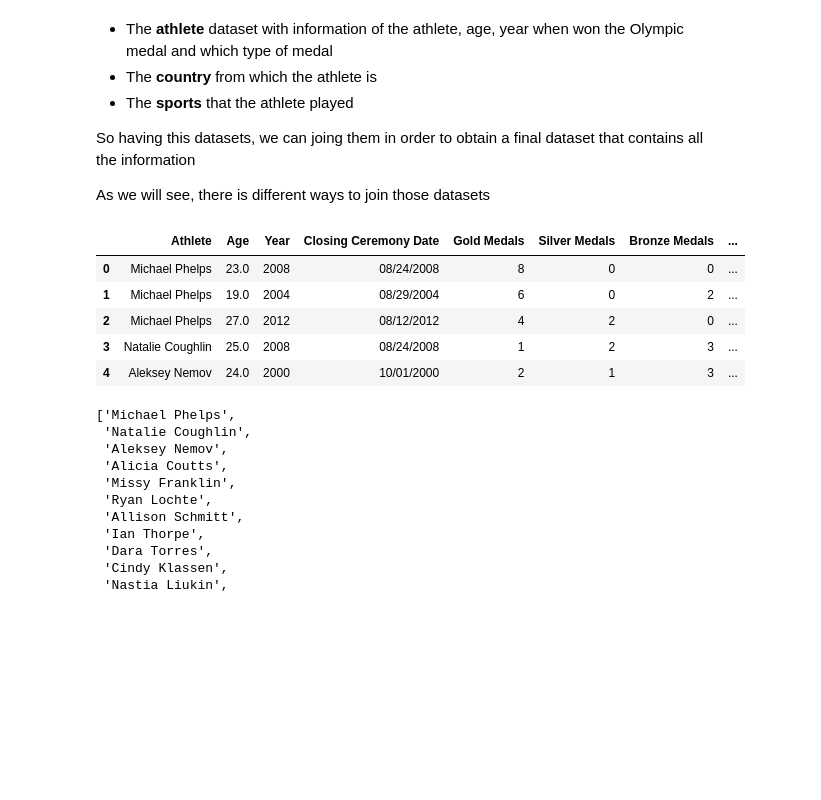
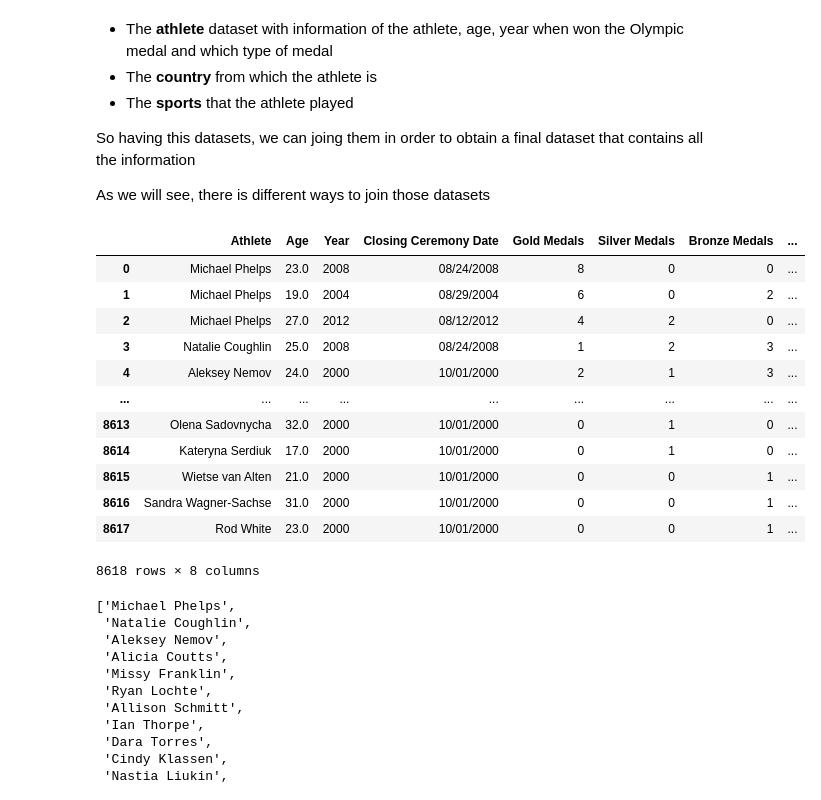
Before and after one commit to nil-andreu/machinelearningcourse, a Jupyter notebook: T1.9. - Data Cleaning; Joining Datasets.ipynb, the cells around one changed output. Saved outputs shown, nothing was run; the diff lists cells and outputs as text; code cells hidden in the pictures; blank space fills up the shorter version.

Commit message:
Data imported correctly

```diff
--- a/T1.9. - Data Cleaning; Joining Datasets.ipynb
+++ b/T1.9. - Data Cleaning; Joining Datasets.ipynb
@@ -17,15 +17,22 @@ As we will see, there is different ways to join those datasets
 # %%
 #Now going to import the dataset
 filepath = "datasets/athletes/"
 data = pd.read_csv(filepath + "Medals.csv", encoding="ISO-8859-1")
-data.head()
+data
 # %% [output]
 |  | Athlete | Age | Year | Closing Ceremony Date | Gold Medals | Silver Medals | Bronze Medals | ... |
 | 0 | Michael Phelps | 23.0 | 2008 | 08/24/2008 | 8 | 0 | 0 | ... |
 | 1 | Michael Phelps | 19.0 | 2004 | 08/29/2004 | 6 | 0 | 2 | ... |
 | 2 | Michael Phelps | 27.0 | 2012 | 08/12/2012 | 4 | 2 | 0 | ... |
 | 3 | Natalie Coughlin | 25.0 | 2008 | 08/24/2008 | 1 | 2 | 3 | ... |
 | 4 | Aleksey Nemov | 24.0 | 2000 | 10/01/2000 | 2 | 1 | 3 | ... |
+| ... | ... | ... | ... | ... | ... | ... | ... | ... |
+| 8613 | Olena Sadovnycha | 32.0 | 2000 | 10/01/2000 | 0 | 1 | 0 | ... |
+| 8614 | Kateryna Serdiuk | 17.0 | 2000 | 10/01/2000 | 0 | 1 | 0 | ... |
+| 8615 | Wietse van Alten | 21.0 | 2000 | 10/01/2000 | 0 | 0 | 1 | ... |
+| 8616 | Sandra Wagner-Sachse | 31.0 | 2000 | 10/01/2000 | 0 | 0 | 1 | ... |
+| 8617 | Rod White | 23.0 | 2000 | 10/01/2000 | 0 | 0 | 1 | ... |
+8618 rows × 8 columns
 # %%
 #We might want a list of the unique athletes
 athletes = data["Athlete"].unique().tolist()
```
Also changed, not shown: parts of 3 cells of this notebook.
